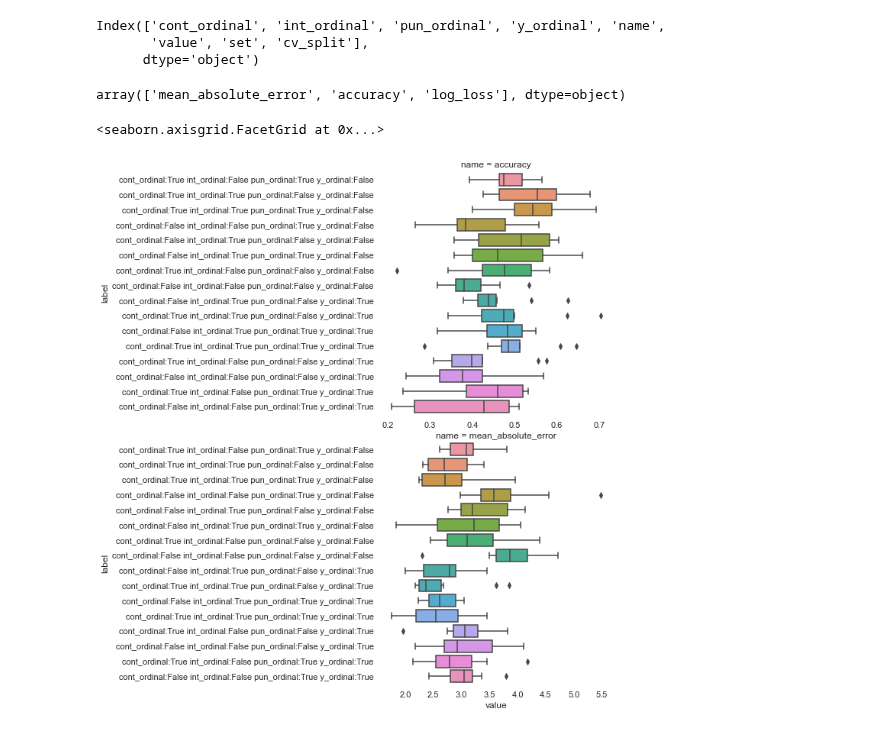
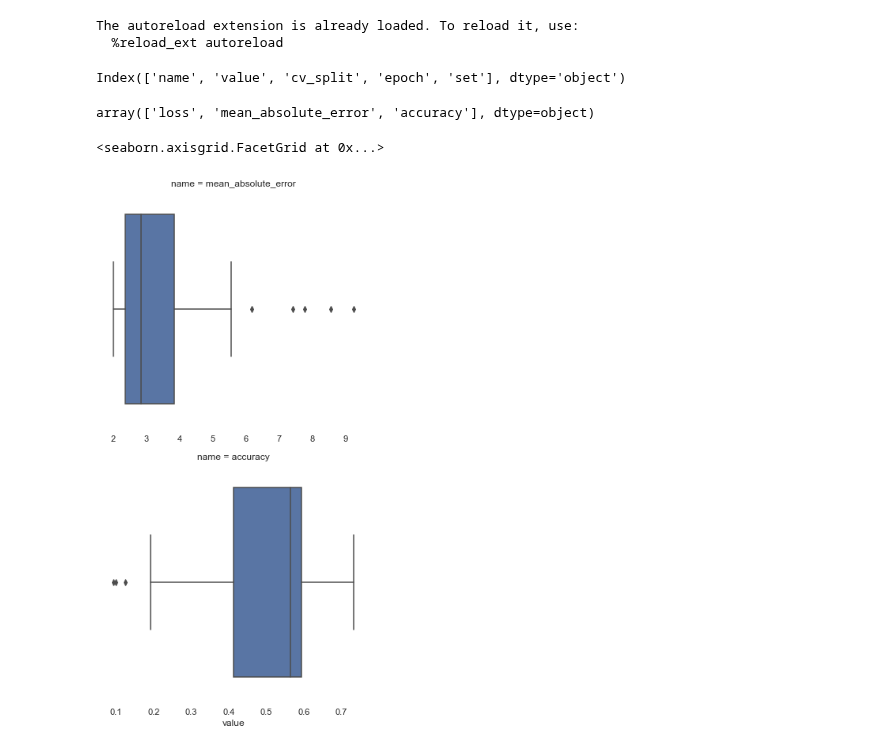
Before and after one commit to center-for-humans-and-machines/algorithmic-institutions, a Jupyter notebook: notebooks/vis/dev.ipynb, the cells around one changed output. Drawn from its saved outputs; the diff is of its cells as text; code cells hidden in the pictures.

```diff
--- a/notebooks/vis/dev.ipynb
+++ b/notebooks/vis/dev.ipynb
@@ -8,12 +8,14 @@ import pandas as pd
 import seaborn as sns
 import matplotlib.pyplot as plt
 from aimanager.utils.utils import make_dir
-from aimanager.utils.merge import merge_files_by_name
 
 sns.set(rc={'axes.facecolor':'white', 'figure.facecolor':'white'})
 
-folder = '../../runs/dev/train'
+folder = '../../data/dev/data'
 plot_folder = 'plots/dev'
 
 make_dir(plot_folder)
+# %% [output]
+The autoreload extension is already loaded. To reload it, use:
+  %reload_ext autoreload
 # %%
@@ -22,31 +26,22 @@ confusion_matrix_df = pd.read_parquet(os.path.join(folder, 'confusion_matrix.par
 # %%
 metrics_df.columns
 # %% [output]
-Index(['cont_ordinal', 'int_ordinal', 'pun_ordinal', 'y_ordinal', 'name',
-       'value', 'set', 'cv_split'],
-      dtype='object')
+Index(['name', 'value', 'cv_split', 'epoch', 'set'], dtype='object')
 # %%
 metrics_df.name.unique()
 # %% [output]
-array(['mean_absolute_error', 'accuracy', 'log_loss'], dtype=object)
+array(['loss', 'mean_absolute_error', 'accuracy'], dtype=object)
-# %%
-labels = ['cont_ordinal', 'int_ordinal', 'pun_ordinal', 'y_ordinal']
-metrics_df['label'] = ''
-bw = ''
-for l in labels:
-    metrics_df['label'] += (bw + l + ':') + metrics_df[l].astype(str)
-    bw = ' '
 # %%
 w = (
     (metrics_df['name'].isin(['accuracy', 'mean_absolute_error'])) &
     (metrics_df['set'] == 'test')
 )
 df = metrics_df[w]
-df = df.sort_values('y_ordinal')
-sns.catplot(data=df, x='value', row='name', y='label', orient='h', kind='box', sharex=False)
+# df = df.sort_values('y_ordinal')
+sns.catplot(data=df, x='value', row='name', orient='h', kind='box', sharex=False)
 # %% [output]
 <seaborn.axisgrid.FacetGrid at 0x...>
-[figure, old version]
+[figure, new version]
 # %%
 # y_ordinal = [True, False]
 # cont_ordinal = True
```
Also changed, not shown: parts of 15 cells of this notebook, 16 other files.
